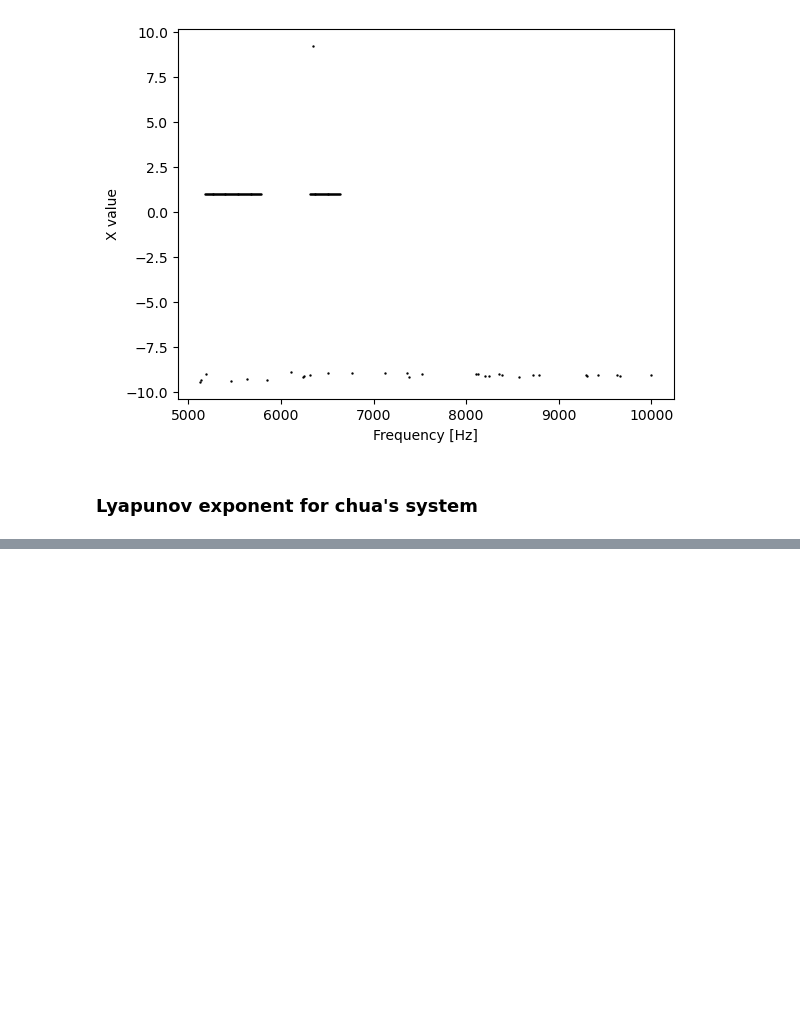
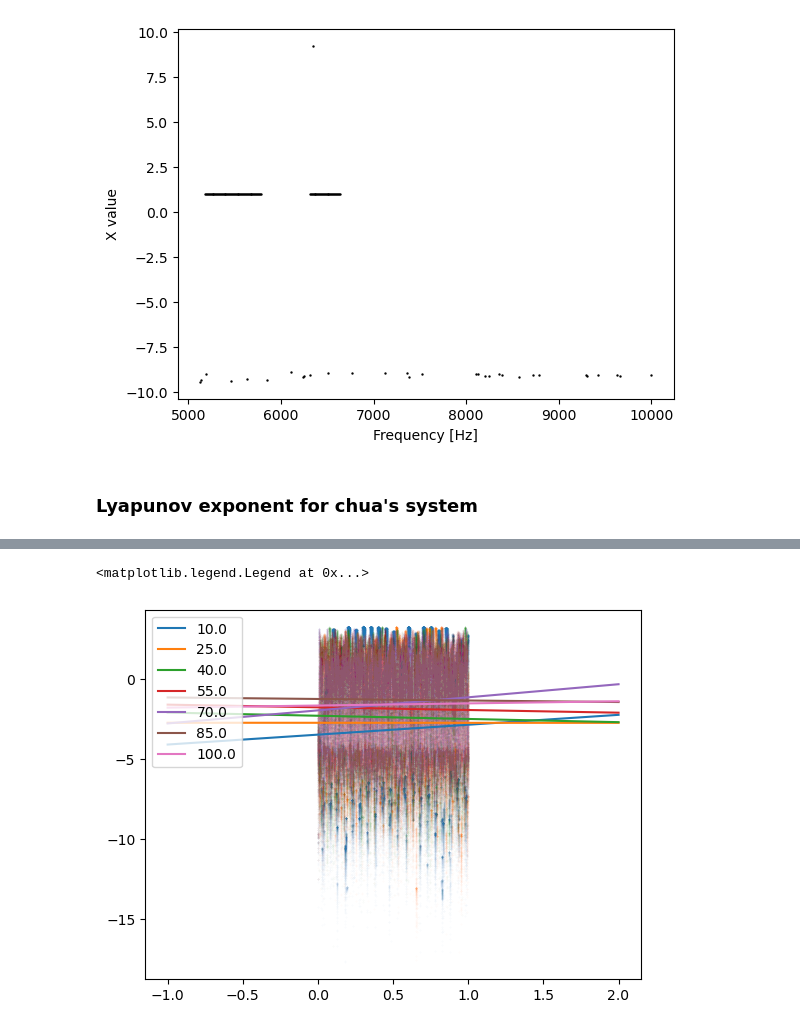
Before and after one commit to Chwanhee/Metrology, a Jupyter notebook: Report_2/FFT_Poincare_Bif.ipynb, the cells around one changed output, grey strips where cells are left out. Drawn from its saved outputs; the diff is of its cells as text; code cells hidden in the pictures; blank space fills up the shorter version.

```diff
--- a/Report_2/FFT_Poincare_Bif.ipynb
+++ b/Report_2/FFT_Poincare_Bif.ipynb
@@ -409,0 +427,36 @@ KeyboardInterrupt:
+# %%
+# Assume transience is gone after t>trn and saturation happens at t>sat.
+trn = 1e-5; sat = 1000
+
+# Load two pkl files of identical external parameters but different initial conditions
+handle = open(f"chua1_f_10.0-100.0.pkl", 'rb')
+data1=pickle.load(handle)
+handle.close()
+
+handle = open(f"chua2_f_10.0-100.0.pkl", 'rb')
+data2=pickle.load(handle)
+handle.close()
+
+for freq in tqdm(data1.keys()):
+    X1 = data1[freq]["X"]; t1 = data1[freq]["t"]
+    X2 = data2[freq]["X"]
+
+    dX = norm(X1-X2,axis=0)
+
+    msk = (trn < t1) & (t1 < sat)
+    y = np.log(dX[msk])
+    t = t1[msk]
+
+    fit = linregress(t,y)
+    m = fit.slope
+    b = fit.intercept
+    # corr = fit.rvalue**2
+
+    plt.scatter(t,y,s=0.1,alpha=0.03)
+    X = np.array([min(t)-1,max(t)+1])
+    plt.plot(X,m*X+b,label=f"{round(freq,ndigits=1)}")
+
+plt.legend(loc="upper left")
+# %% [output]
+<matplotlib.legend.Legend at 0x...>
+[figure, added]
```
Also changed, not shown: parts of 5 cells of this notebook.
